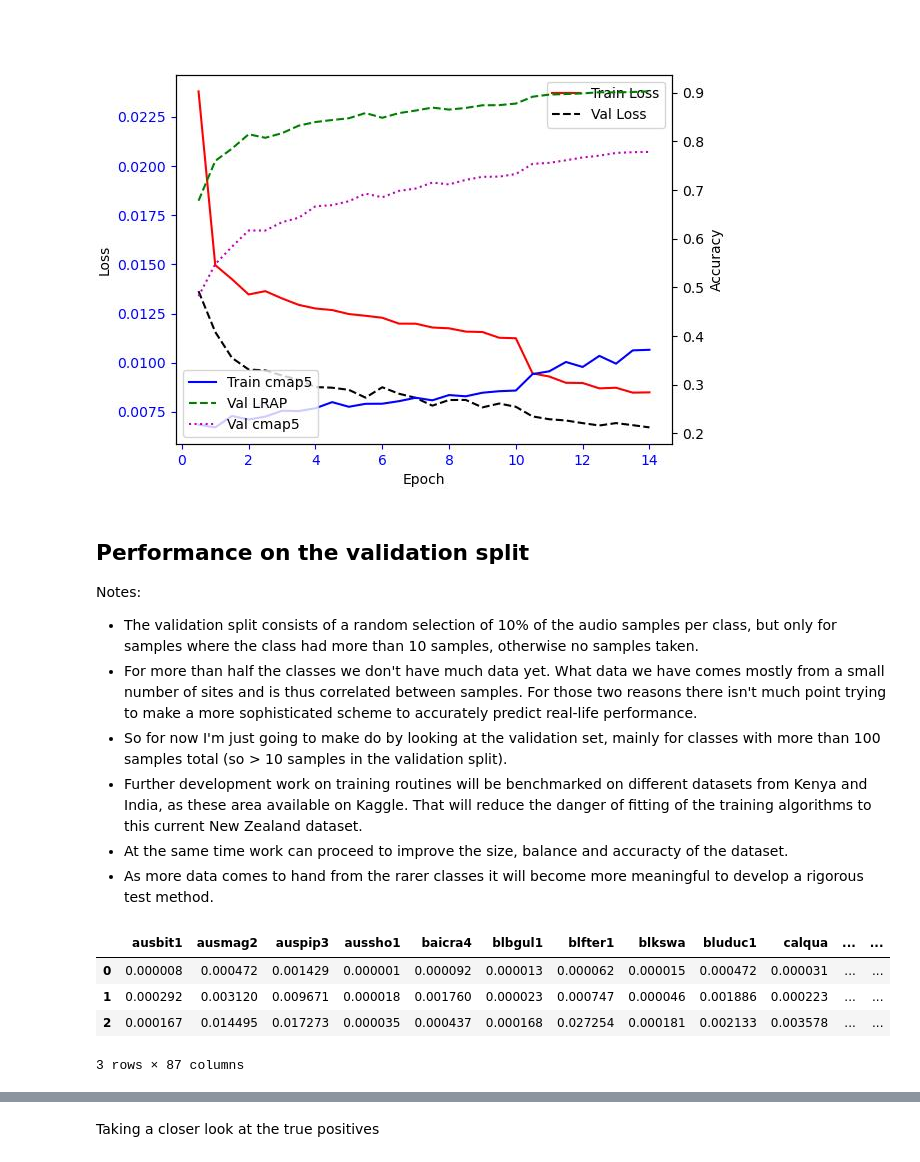
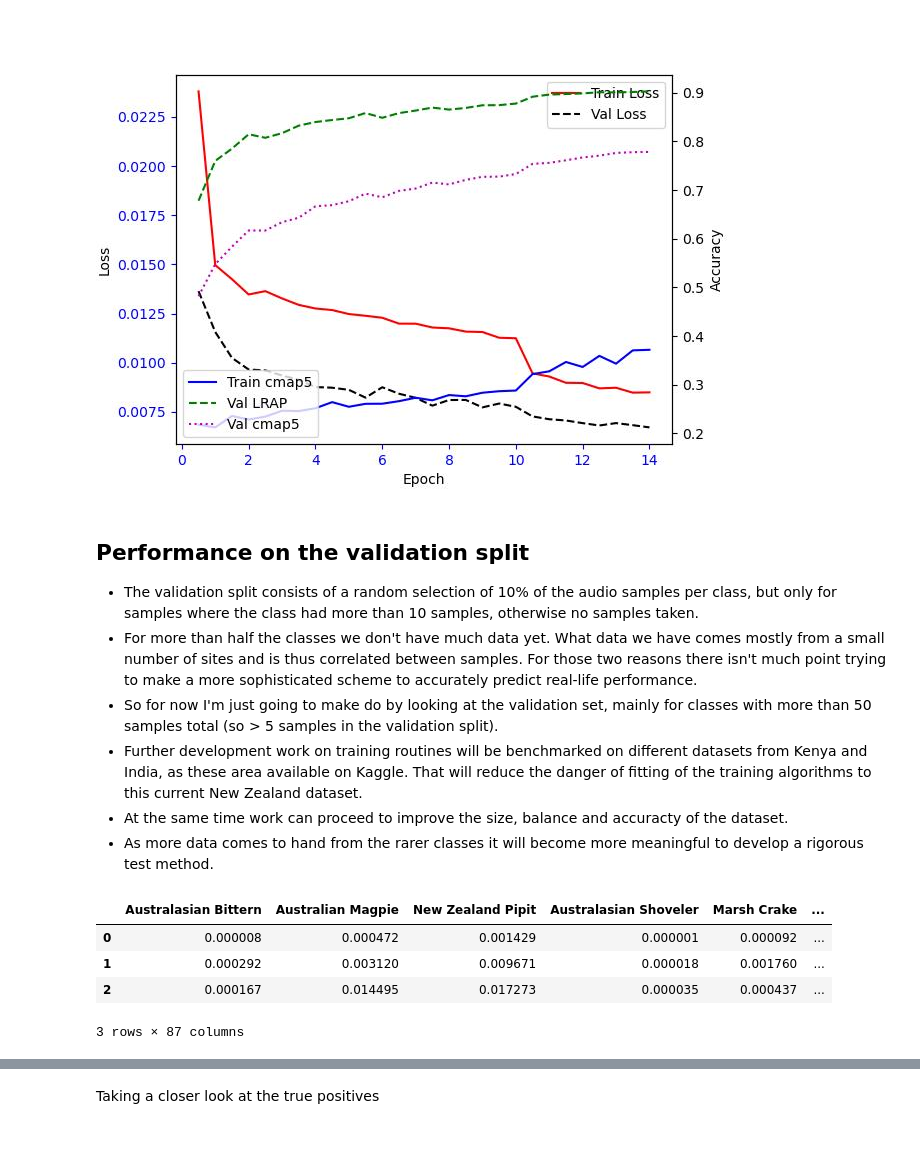
Before and after one commit to Wologman/Kaytoo, a Jupyter notebook: kaytoo_evaluate_model.ipynb, the cells around one changed output, grey strips where cells are left out. Saved outputs shown, nothing was run; the diff lists cells and outputs as text; code cells hidden in the pictures.

```diff
--- a/kaytoo_evaluate_model.ipynb
+++ b/kaytoo_evaluate_model.ipynb
@@ -12,7 +14,7 @@ Adjust the dictionary below for the overall notebook use case.  Note that I am p
 - 6-cores CPU = 103 seconds
 # %%
 notebook_use = {
-                'project_root': 'G:\Kaytoo',  #For Calculon
+                'project_root': 'E:\Kaytoo',  #For Calculon "E:\Kaytoo"
                 #'project_root': '/media/olly/T7/Kaytoo',   #For Alita & Selene
                 'experiment': 6,
                 'bird_name_csv': 'Data/Experiments/Exp_6/Results/exp_6_bird_map.csv',
@@ -865,11 +865,9 @@ display(Image(filename=paths.learning_rate_monitor))
 [figure]
 # %% [markdown]
 ## Performance on the validation split
-Notes:
-
 - The validation split consists of a random selection of 10% of the audio samples per class, but only for samples where the class had more than 10 samples, otherwise no samples taken.
 - For more than half the classes we don't have much data yet.  What data we have comes mostly from a small number of sites and is thus correlated between samples. For those two reasons there isn't much point trying to make a more sophisticated scheme to accurately predict real-life performance.
-- So for now I'm just going to make do by looking at the validation set, mainly for classes with more than 100 samples total (so > 10 samples in the validation split).
+- So for now I'm just going to make do by looking at the validation set, mainly for classes with more than 50 samples total (so > 5 samples in the validation split).
 - Further development work on training routines will be benchmarked on different datasets from Kenya and India, as these area available on Kaggle.  That will reduce the danger of fitting of the training algorithms to this current New Zealand dataset.
 - At the same time work can proceed to improve the size, balance and accuracty of the dataset.
 - As more data comes to hand from the rarer classes it will become more meaningful to develop a rigorous test method.
@@ -1047,10 +1049,14 @@ def plot_two_distributions(dist1,
 # %%
 df_val_pred = pd.read_pickle(paths.val_preds)
 df_val_true = pd.read_pickle(paths.val_targs)
+eNames = list(df_val_pred.columns)
+common_names  = birdnames.common_names(eNames)
+df_val_pred.columns = pd.Index(common_names)
+df_val_true.columns = pd.Index(common_names)
 df_val_pred.head(3)
 # %% [output]
-|  | ausbit1 | ausmag2 | auspip3 | aussho1 | baicra4 | blbgul1 | blfter1 | blkswa | bluduc1 | calqua | ... | ... |
-| 0 | 0.000008 | 0.000472 | 0.001429 | 0.000001 | 0.000092 | 0.000013 | 0.000062 | 0.000015 | 0.000472 | 0.000031 | ... | ... |
-| 1 | 0.000292 | 0.003120 | 0.009671 | 0.000018 | 0.001760 | 0.000023 | 0.000747 | 0.000046 | 0.001886 | 0.000223 | ... | ... |
-| 2 | 0.000167 | 0.014495 | 0.017273 | 0.000035 | 0.000437 | 0.000168 | 0.027254 | 0.000181 | 0.002133 | 0.003578 | ... | ... |
+|  | Australasian Bittern | Australian Magpie | New Zealand Pipit | Australasian Shoveler | Marsh Crake | ... |
+| 0 | 0.000008 | 0.000472 | 0.001429 | 0.000001 | 0.000092 | ... |
+| 1 | 0.000292 | 0.003120 | 0.009671 | 0.000018 | 0.001760 | ... |
+| 2 | 0.000167 | 0.014495 | 0.017273 | 0.000035 | 0.000437 | ... |
 3 rows × 87 columns
```
Also changed, not shown: parts of 42 cells of this notebook.
